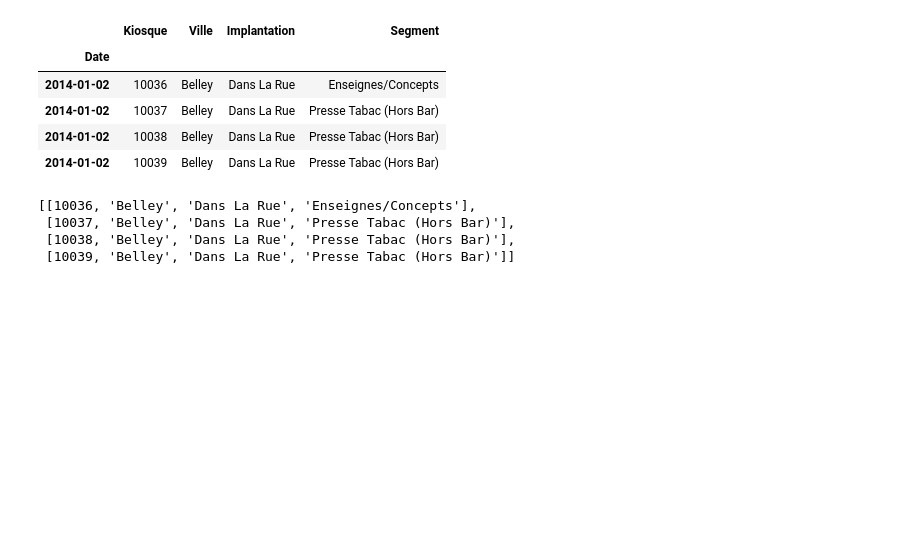
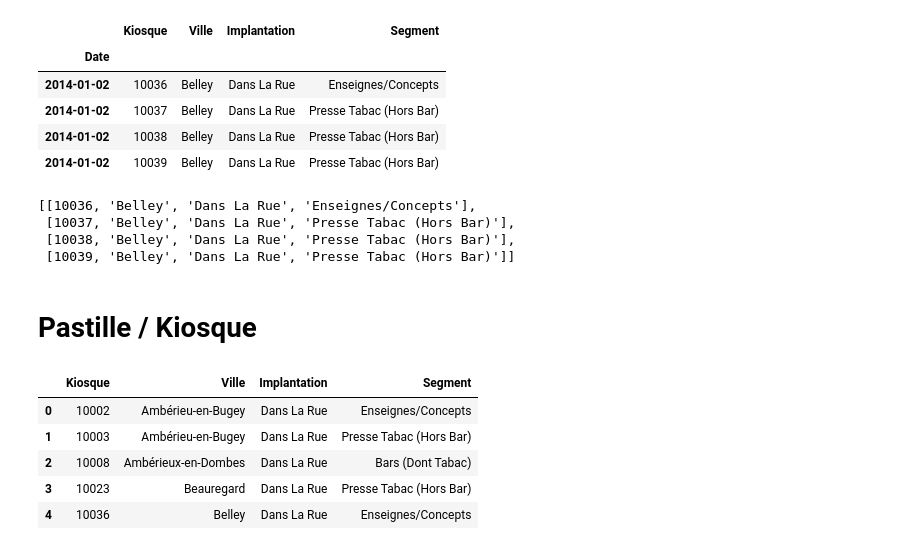
Before and after one commit to ClementTr/PaperPredict, a Jupyter notebook: data_processing/Django_Calculs.ipynb, the cells around one changed output. Cells and saved outputs as stored; diff of their text form; code cells hidden in the pictures; blank space fills up the shorter version.

```diff
--- a/data_processing/Django_Calculs.ipynb
+++ b/data_processing/Django_Calculs.ipynb
@@ -350,3 +348,16 @@ my_test
  [10037, 'Belley', 'Dans La Rue', 'Presse Tabac (Hors Bar)'],
  [10038, 'Belley', 'Dans La Rue', 'Presse Tabac (Hors Bar)'],
  [10039, 'Belley', 'Dans La Rue', 'Presse Tabac (Hors Bar)']]
+# %% [markdown]
+# Pastille / Kiosque
+# %%
+path = "../newspaper/static/newspaper/data/df_kioques_villes.csv"
+df_init = pd.read_csv(path)
+df_init.head()
+# %% [output]
+|  | Kiosque | Ville | Implantation | Segment |
+| 0 | 10002 | Ambérieu-en-Bugey | Dans La Rue | Enseignes/Concepts |
+| 1 | 10003 | Ambérieu-en-Bugey | Dans La Rue | Presse Tabac (Hors Bar) |
+| 2 | 10008 | Ambérieux-en-Dombes | Dans La Rue | Bars (Dont Tabac) |
+| 3 | 10023 | Beauregard | Dans La Rue | Presse Tabac (Hors Bar) |
+| 4 | 10036 | Belley | Dans La Rue | Enseignes/Concepts |
```
Also changed, not shown: parts of 9 cells of this notebook, 6 other files.
